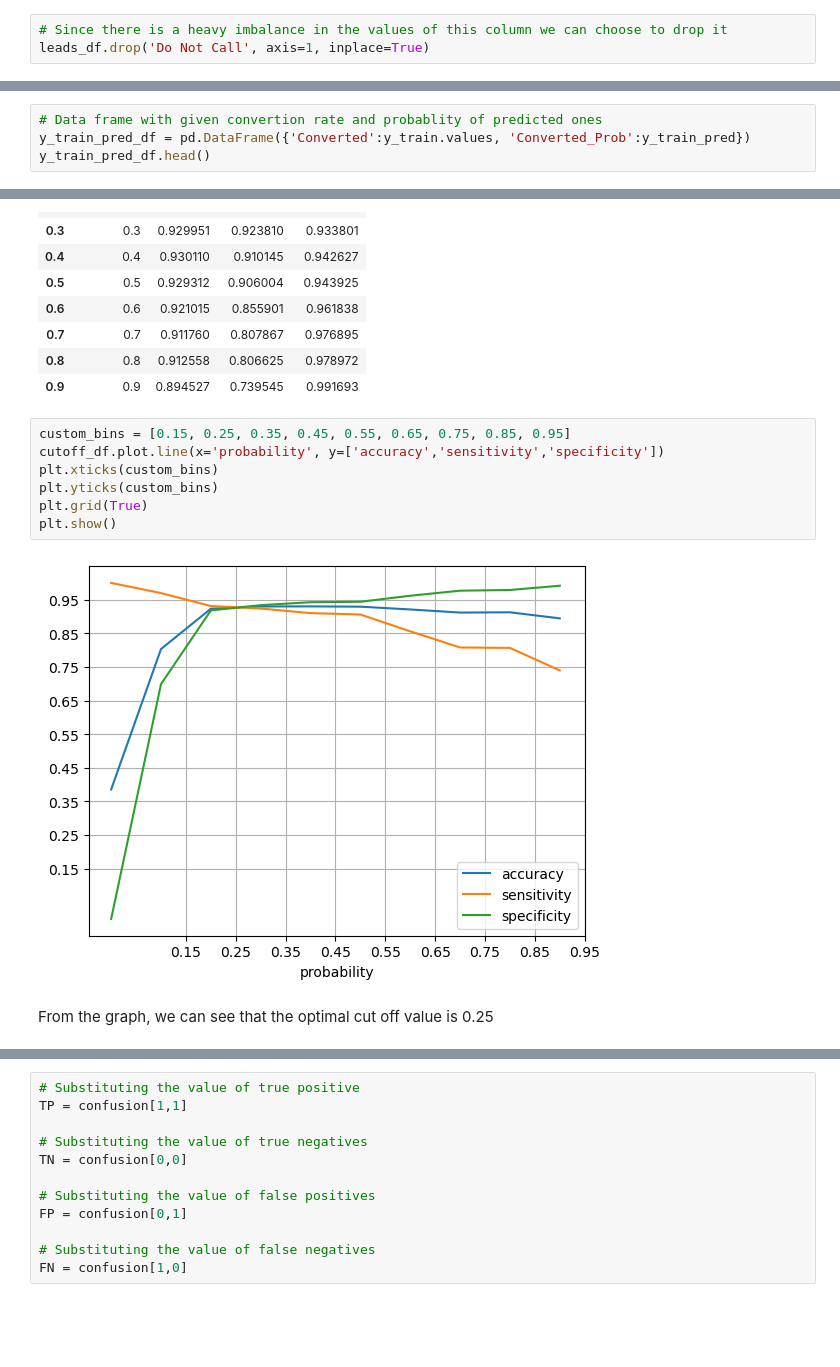
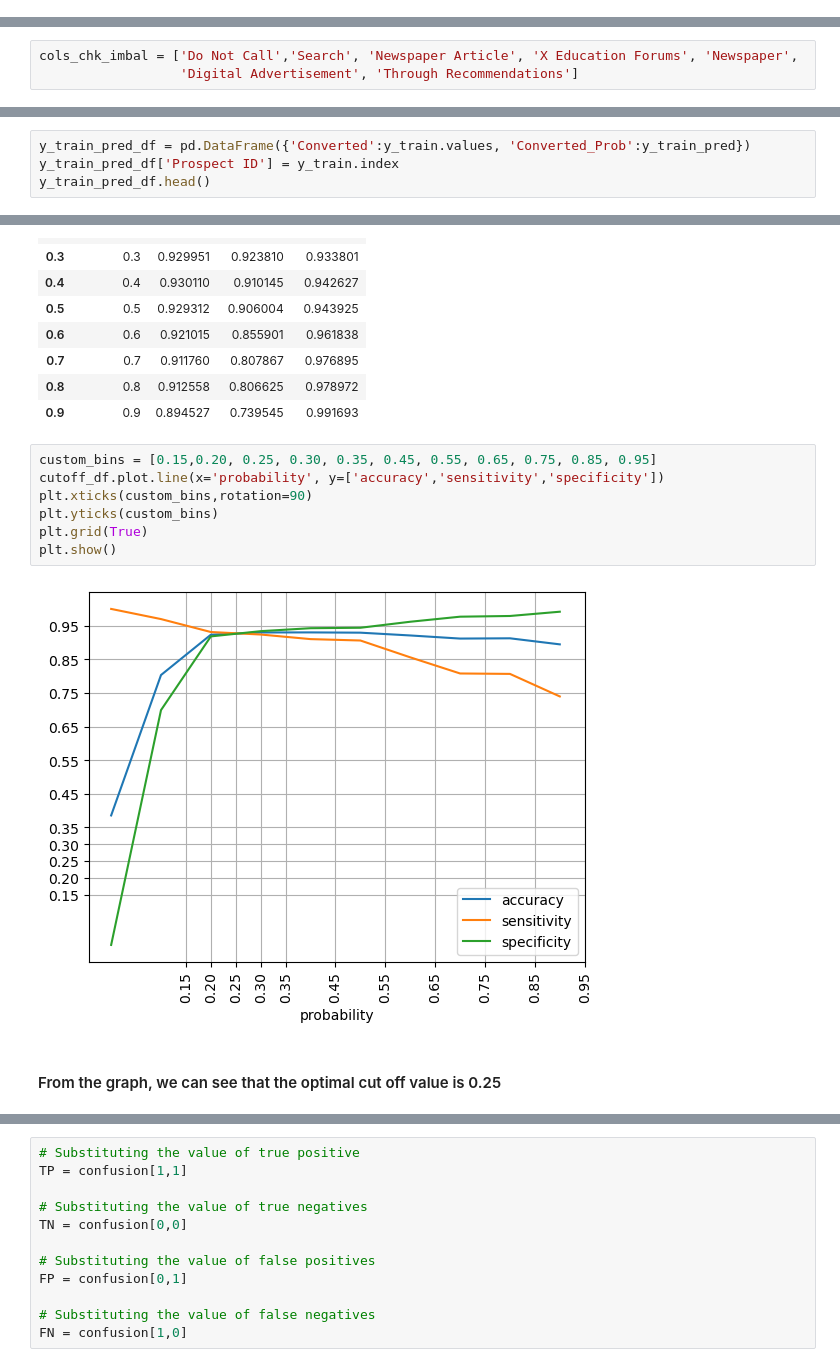
Before and after one commit to vaibbhav-git/Lead_Scoring_Case_Study, a Jupyter notebook: Lead_Scoring_Case_Study.ipynb, the cells around one changed output, grey strips where cells are left out. Cells and saved outputs as stored; diff of their text form; blank space fills up the shorter version.

```diff
--- a/Lead_Scoring_Case_Study.ipynb
+++ b/Lead_Scoring_Case_Study.ipynb
@@ -705,3 +714,0 @@ Name: count, dtype: int64
-# %%
-# Since there is a heavy imbalance in the values of this column we can choose to drop it
-leads_df.drop('Do Not Call', axis=1, inplace=True)
@@ -816,0 +812,3 @@ plt.show()
+# %%
+cols_chk_imbal = ['Do Not Call','Search', 'Newspaper Article', 'X Education Forums', 'Newspaper',
+                  'Digital Advertisement', 'Through Recommendations']
@@ -1446,5 +1550,5 @@ array([0.02644238, 0.99893331, 0.51713405, ..., 0.01027166, 0.01027166,
 # %%
-# Data frame with given convertion rate and probablity of predicted ones
 y_train_pred_df = pd.DataFrame({'Converted':y_train.values, 'Converted_Prob':y_train_pred})
+y_train_pred_df['Prospect ID'] = y_train.index
 y_train_pred_df.head()
 # %% [output]
@@ -1589,16 +1699,16 @@ cutoff_df
 | 0.8 | 0.8 | 0.912558 | 0.806625 | 0.978972 |
 | 0.9 | 0.9 | 0.894527 | 0.739545 | 0.991693 |
 # %%
-custom_bins = [0.15, 0.25, 0.35, 0.45, 0.55, 0.65, 0.75, 0.85, 0.95]
+custom_bins = [0.15,0.20, 0.25, 0.30, 0.35, 0.45, 0.55, 0.65, 0.75, 0.85, 0.95]
 cutoff_df.plot.line(x='probability', y=['accuracy','sensitivity','specificity'])
-plt.xticks(custom_bins)
+plt.xticks(custom_bins,rotation=90)
 plt.yticks(custom_bins)
 plt.grid(True)
 plt.show()
 # %% [output]
-[figure, old version]
+[figure, new version]
 # %% [markdown]
-From the graph, we can see that the optimal cut off value is 0.25
+#### From the graph, we can see that the optimal cut off value is 0.25
 # %%
 y_train_pred_df['final_predicted'] = y_train_pred_df.Converted_Prob.map( lambda x: 1 if x > 0.25 else 0)
 y_train_pred_df.head()
```
Also changed, not shown: parts of 211 cells of this notebook, 4 other files.
